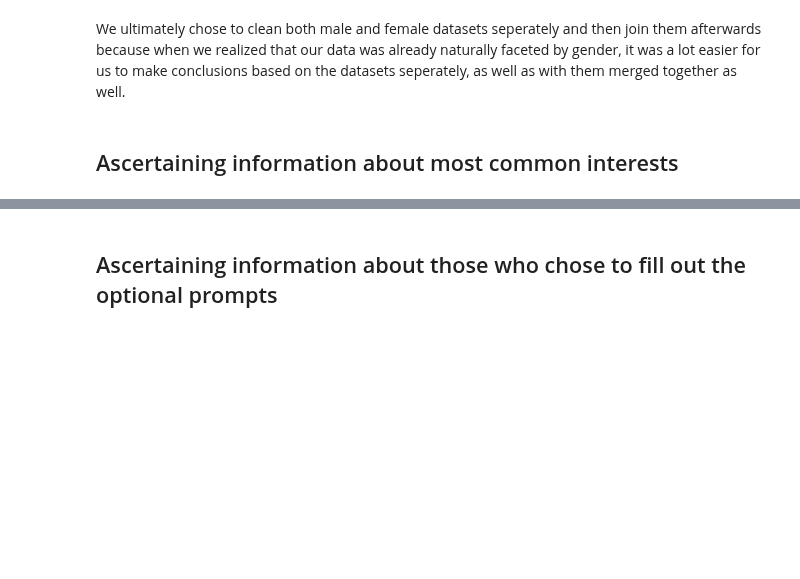
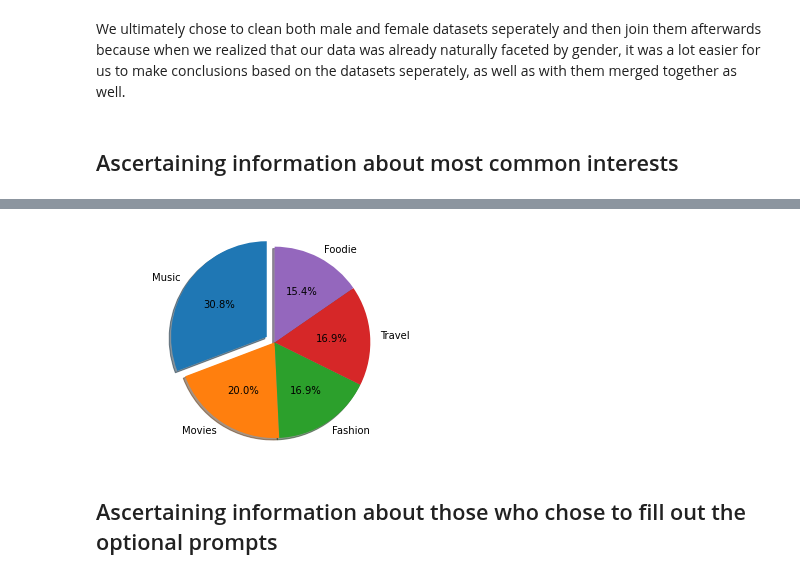
Before and after one commit to ccvale/tinder-profile-analysis, a Jupyter notebook: tinderquery.ipynb, the cells around one changed output, grey strips where cells are left out. Cells and saved outputs as stored; diff of their text form; code cells hidden in the pictures; blank space fills up the shorter version.

```diff
--- a/tinderquery.ipynb
+++ b/tinderquery.ipynb
@@ -123,3 +129,7 @@ generatePie(profiles, (0, 0, 0, 0.1, 0))
+# %%
+generatePie(females)
+# %% [output]
+[figure, added]
 # %% [markdown]
 ## Ascertaining information about those who chose to fill out the optional prompts
 # %% [markdown]
```
Also changed, not shown: parts of 19 cells of this notebook.
